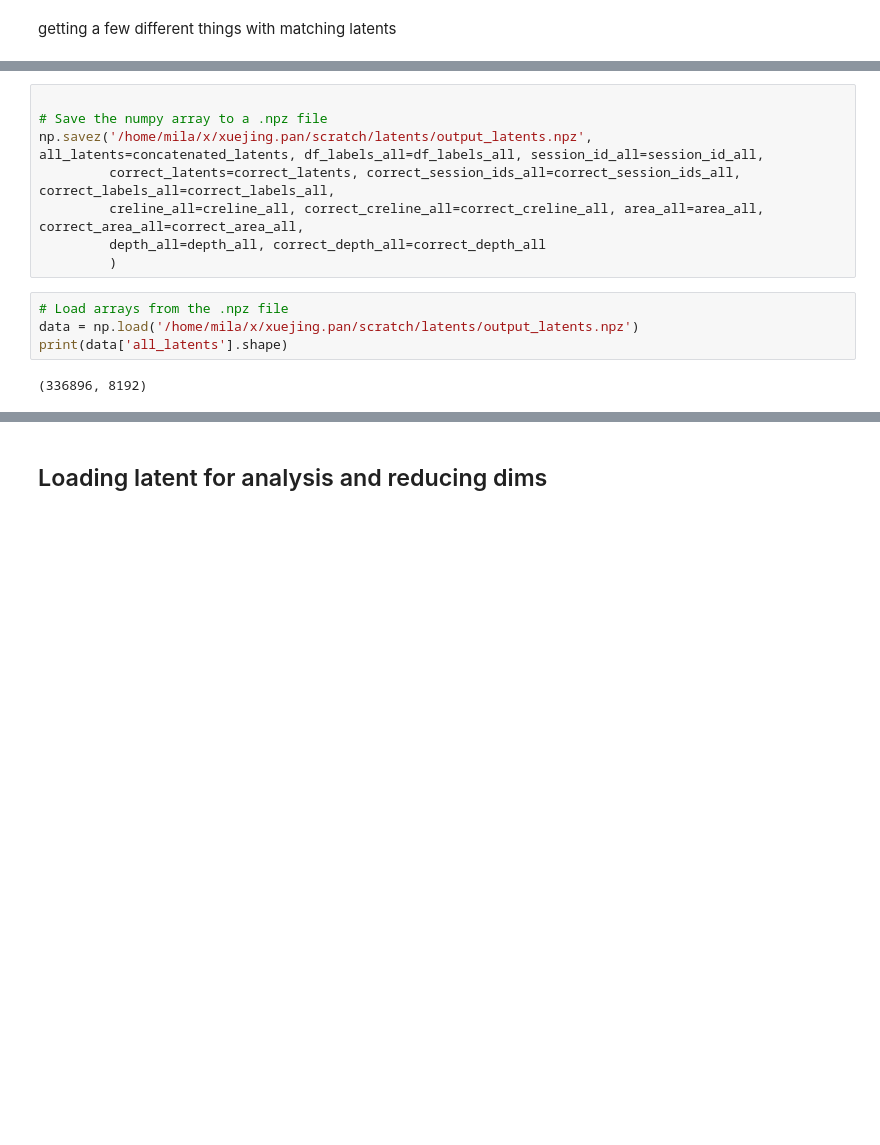
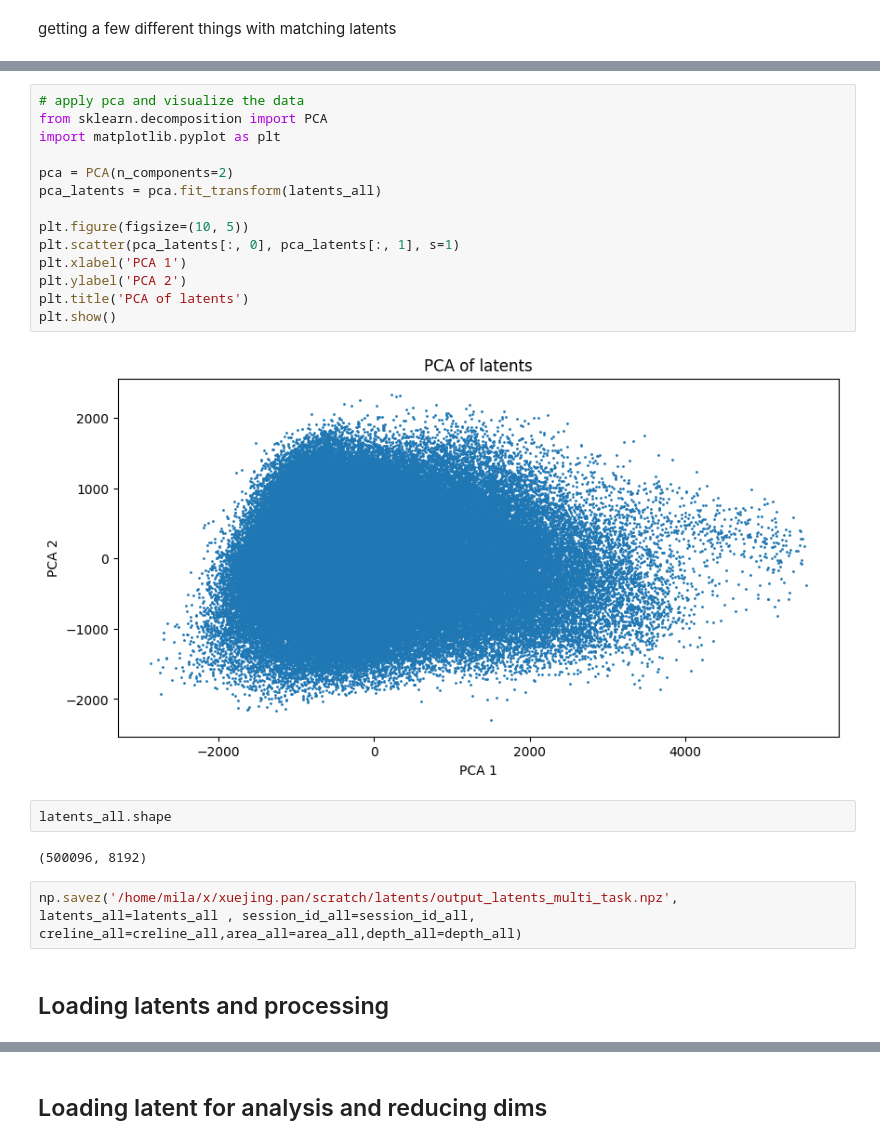
Before and after one commit to ynffsy/torch_brain, a Jupyter notebook: examples/capoyo/extract_latent.ipynb, the cells around one changed output, grey strips where cells are left out. Saved outputs shown, nothing was run; the diff lists cells and outputs as text; blank space fills up the shorter version.

```diff
--- a/examples/capoyo/extract_latent.ipynb
+++ b/examples/capoyo/extract_latent.ipynb
@@ -251,14 +262,24 @@ correct_area_all.shape
+# %%
+# apply pca and visualize the data
+from sklearn.decomposition import PCA
+import matplotlib.pyplot as plt
+
+pca = PCA(n_components=2)
+pca_latents = pca.fit_transform(latents_all)
+
+plt.figure(figsize=(10, 5))
+plt.scatter(pca_latents[:, 0], pca_latents[:, 1], s=1)
+plt.xlabel('PCA 1')
+plt.ylabel('PCA 2')
+plt.title('PCA of latents')
+plt.show()
+# %% [output]
+[figure, added]
+# %%
+latents_all.shape
+# %% [output]
+(500096, 8192)
 # %%
-
-# Save the numpy array to a .npz file
-np.savez('/home/mila/x/xuejing.pan/scratch/latents/output_latents.npz', all_latents=concatenated_latents, df_labels_all=df_labels_all, session_id_all=session_id_all,
-         correct_latents=correct_latents, correct_session_ids_all=correct_session_ids_all, correct_labels_all=correct_labels_all,
-         creline_all=creline_all, correct_creline_all=correct_creline_all, area_all=area_all, correct_area_all=correct_area_all,
-         depth_all=depth_all, correct_depth_all=correct_depth_all
-         )
+np.savez('/home/mila/x/xuejing.pan/scratch/latents/output_latents_multi_task.npz', latents_all=latents_all , session_id_all=session_id_all, creline_all=creline_all,area_all=area_all,depth_all=depth_all)
-# %%
-# Load arrays from the .npz file
-data = np.load('/home/mila/x/xuejing.pan/scratch/latents/output_latents.npz')
-print(data['all_latents'].shape)
-# %% [output]
-(336896, 8192)
+# %% [markdown]
+## Loading latents and processing
```
Also changed, not shown: parts of 38 cells of this notebook, 2 other files.
